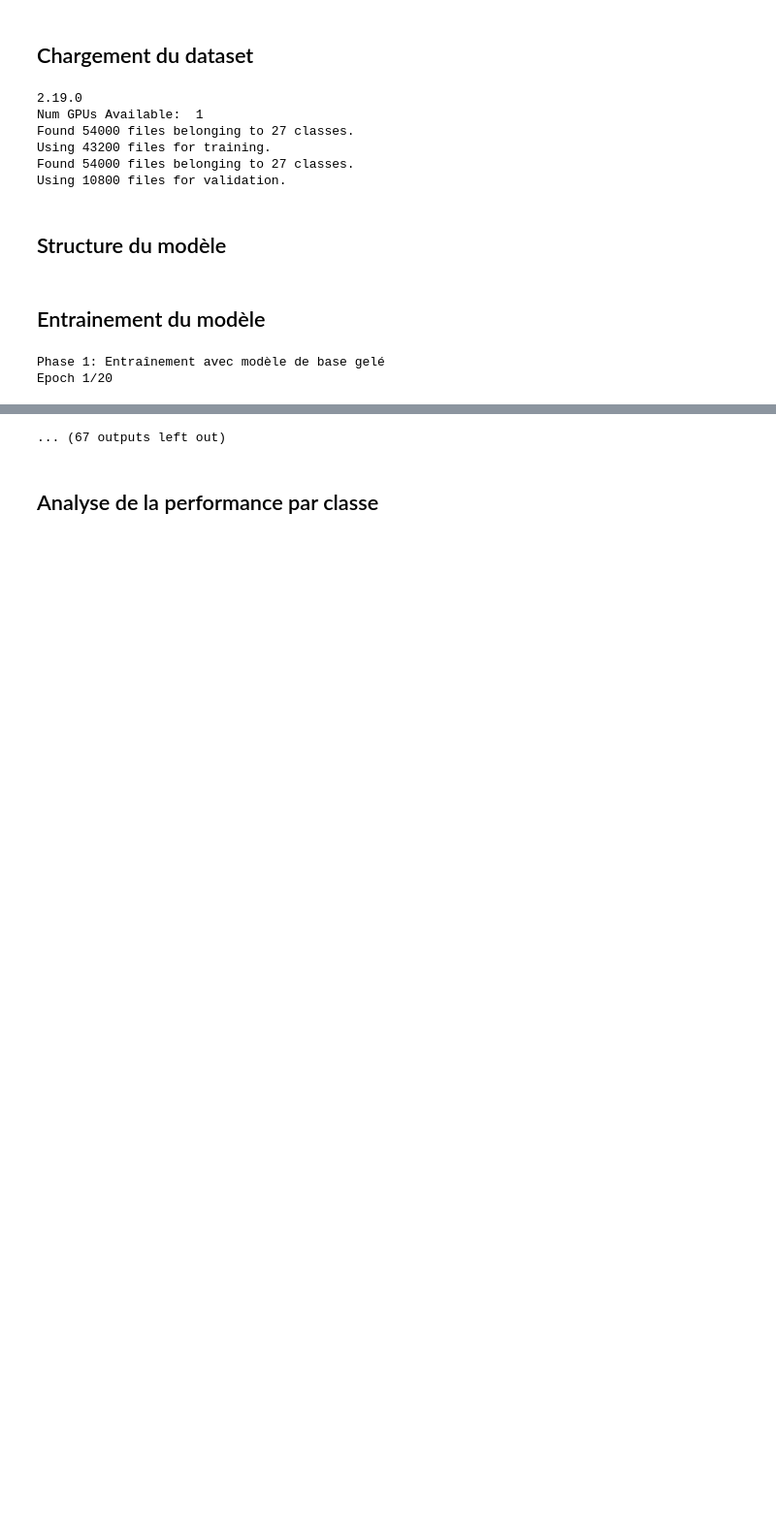
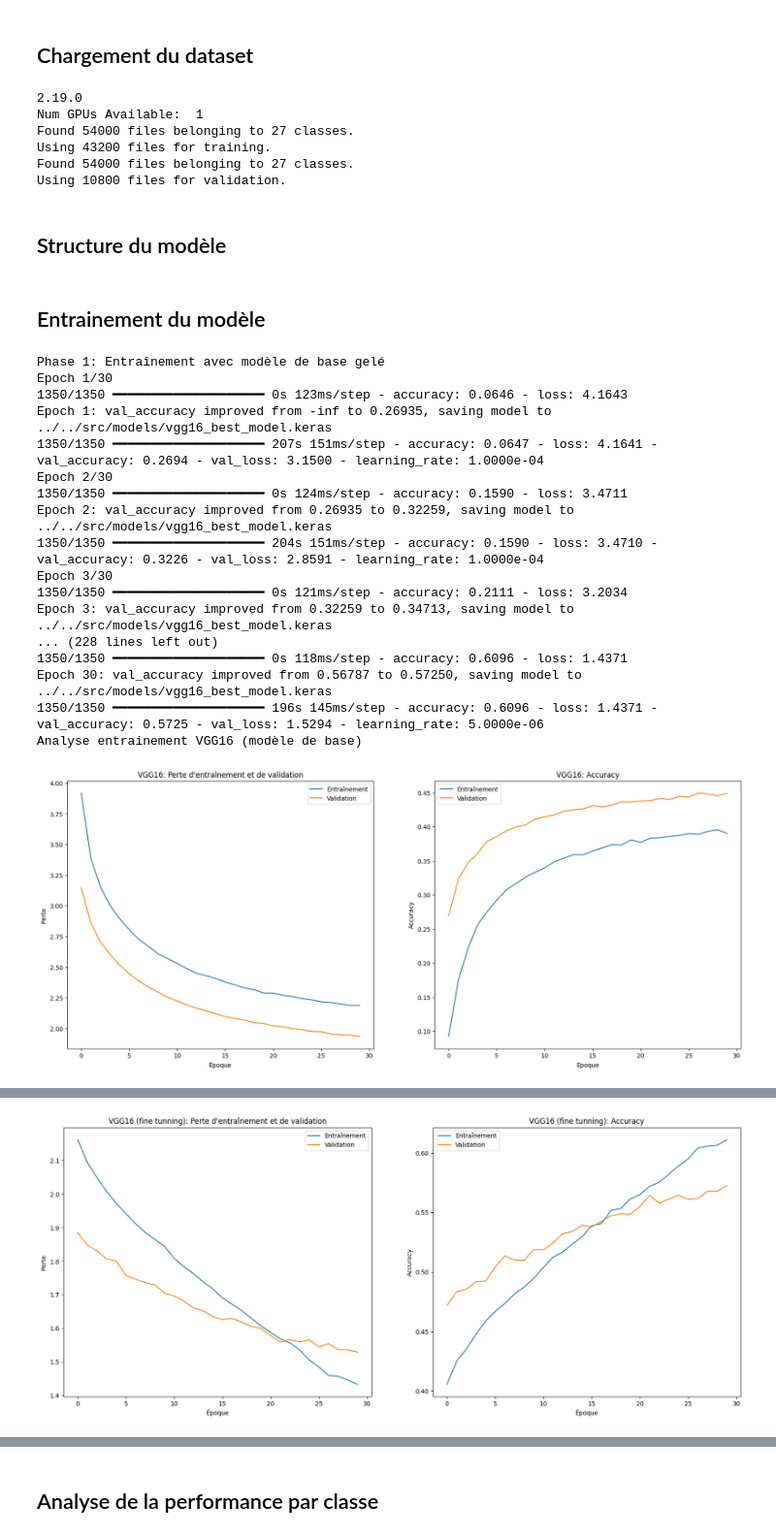
Before and after one commit to elkarimero/rakuten-challenge, a Jupyter notebook: notebooks/Models/karim-modelisation_VGG.ipynb, the cells around one changed output, grey strips where cells are left out. Shown at 97% size. Drawn from its saved outputs; the diff is of its cells as text; code cells hidden in the pictures; blank space fills up the shorter version.

Commit message:
save model notebooks

```diff
--- a/notebooks/Models/karim-modelisation_VGG.ipynb
+++ b/notebooks/Models/karim-modelisation_VGG.ipynb
@@ -103,6 +103,11 @@ Using 10800 files for validation.
 ## Structure du modèle
 # %%
 import tensorflow as tf
+
+# couche personnalisée pour gérer le pré-traitement des images
+class VGGPreprocess(tf.keras.layers.Layer):
+    def call(self, inputs):
+        return tf.keras.applications.vgg16.preprocess_input(inputs)
 
 # Modèle de base
 base_model = tf.keras.applications.VGG16(
@@ -121,7 +126,7 @@ x = tf.keras.layers.RandomRotation(0.2)(x)
 x = tf.keras.layers.RandomZoom(0.2)(x)
 x = tf.keras.layers.RandomContrast(0.2)(x)
 
-x = tf.keras.layers.Lambda(lambda x: tf.keras.applications.vgg16.preprocess_input(x))(x)
+x = VGGPreprocess()(x)
 x = base_model(x, training=False)
 
 x = tf.keras.layers.GlobalAveragePooling2D()(x)
@@ -137,11 +142,14 @@ x = tf.keras.layers.Activation('relu')(x)
 x = tf.keras.layers.Dropout(0.5)(x)
 
 outputs = tf.keras.layers.Dense(nb_class, activation='softmax')(x)
+
+# Construction finale
+model = tf.keras.Model(inputs, outputs)
+
+model.summary()
 # %% [markdown]
 ## Entrainement du modèle
 # %%
-
-
 # Définition des callbacks
 lr_reducer = tf.keras.callbacks.ReduceLROnPlateau(
     monitor='val_loss', factor=0.5, patience=3
@@ -154,10 +162,11 @@ early_stopping = tf.keras.callbacks.EarlyStopping(
 )
 
 checkpoint = tf.keras.callbacks.ModelCheckpoint(
-    'vgg16_best_model.h5',
+    '../../src/models/vgg16_best_model.keras',
     monitor='val_accuracy',
     save_best_only=True,
-    verbose=1
+    verbose=1,
+    save_weights_only=False
 )
 
 # Étape 2: Entraîner avec le modèle de base gelé
@@ -171,7 +180,7 @@ model.compile(
 
 model_history = model.fit(train_ds,
                            validation_data=val_ds,
-                           epochs=20,
+                           epochs=30,
                            callbacks=[lr_reducer, early_stopping, checkpoint])
 
 # Étape 3: Fine-tuning - dégeler partiellement le modèle de base
@@ -190,33 +199,49 @@ print(f"Couches dégelées pour le fine-tuning: {trainable_layers}")
 
 # Recompiler avec un taux d'apprentissage plus faible
 model.compile(
     loss='sparse_categorical_crossentropy',
     optimizer=tf.keras.optimizers.Adam(learning_rate=1e-5),
     metrics=['accuracy']
 )
 
 # Entraîner avec fine-tuning
 history_phase2 = model.fit(
     train_ds,
     validation_data=val_ds,
-    epochs=20,
+    epochs=30,
     callbacks=[lr_reducer, early_stopping, checkpoint]
 )
 
 # Analyse de l'entainement
 print("Analyse entrainement VGG16 (modèle de base)")
 display_results(model_history, "VGG16")
 
 # Analyse de l'entainement
 print("Analyse entrainement VGG16 (fine tunning)")
 display_results(history_phase2, "VGG16 (fine tunning)")
 
 # Évaluation finale
 val_loss, val_accuracy = model.evaluate(val_ds)
 print(f"Précision de validation finale: {val_accuracy:.4f}")
 
 # Sauvegarde du modèle final
-model.save('vgg16_final_model.h5')
+model.save('../../src/models/vgg16_final_model.keras')
 # %% [output]
 Phase 1: Entraînement avec modèle de base gelé
-Epoch 1/20
+Epoch 1/30
+1350/1350 ━━━━━━━━━━━━━━━━━━━━ 0s 123ms/step - accuracy: 0.0646 - loss: 4.1643
+Epoch 1: val_accuracy improved from -inf to 0.26935, saving model to ../../src/models/vgg16_best_model.keras
+1350/1350 ━━━━━━━━━━━━━━━━━━━━ 207s 151ms/step - accuracy: 0.0647 - loss: 4.1641 - val_accuracy: 0.2694 - val_loss: 3.1500 - learning_rate: 1.0000e-04
+Epoch 2/30
+1350/1350 ━━━━━━━━━━━━━━━━━━━━ 0s 124ms/step - accuracy: 0.1590 - loss: 3.4711
+Epoch 2: val_accuracy improved from 0.26935 to 0.32259, saving model to ../../src/models/vgg16_best_model.keras
+1350/1350 ━━━━━━━━━━━━━━━━━━━━ 204s 151ms/step - accuracy: 0.1590 - loss: 3.4710 - val_accuracy: 0.3226 - val_loss: 2.8591 - learning_rate: 1.0000e-04
+Epoch 3/30
+1350/1350 ━━━━━━━━━━━━━━━━━━━━ 0s 121ms/step - accuracy: 0.2111 - loss: 3.2034
+Epoch 3: val_accuracy improved from 0.32259 to 0.34713, saving model to ../../src/models/vgg16_best_model.keras
+... (228 lines left out)
+1350/1350 ━━━━━━━━━━━━━━━━━━━━ 0s 118ms/step - accuracy: 0.6096 - loss: 1.4371
+Epoch 30: val_accuracy improved from 0.56787 to 0.57250, saving model to ../../src/models/vgg16_best_model.keras
+1350/1350 ━━━━━━━━━━━━━━━━━━━━ 196s 145ms/step - accuracy: 0.6096 - loss: 1.4371 - val_accuracy: 0.5725 - val_loss: 1.5294 - learning_rate: 5.0000e-06
+Analyse entrainement VGG16 (modèle de base)
+[figure, added]
@@ -225,0 +249 @@ I0000 00:00:1744967214.128446    1865 cuda_dnn.cc:529] Loaded cuDNN version 9080
+[figure, added]
@@ -249,4 +252,3 @@ WARNING:absl:You are saving your model as an HDF5 file via `model.save()` or `ke
-... (67 outputs left out)
 # %% [markdown]
 ## Analyse de la performance par classe
 # %%
```
Also changed, not shown: parts of 2 cells of this notebook, 2 other files.
